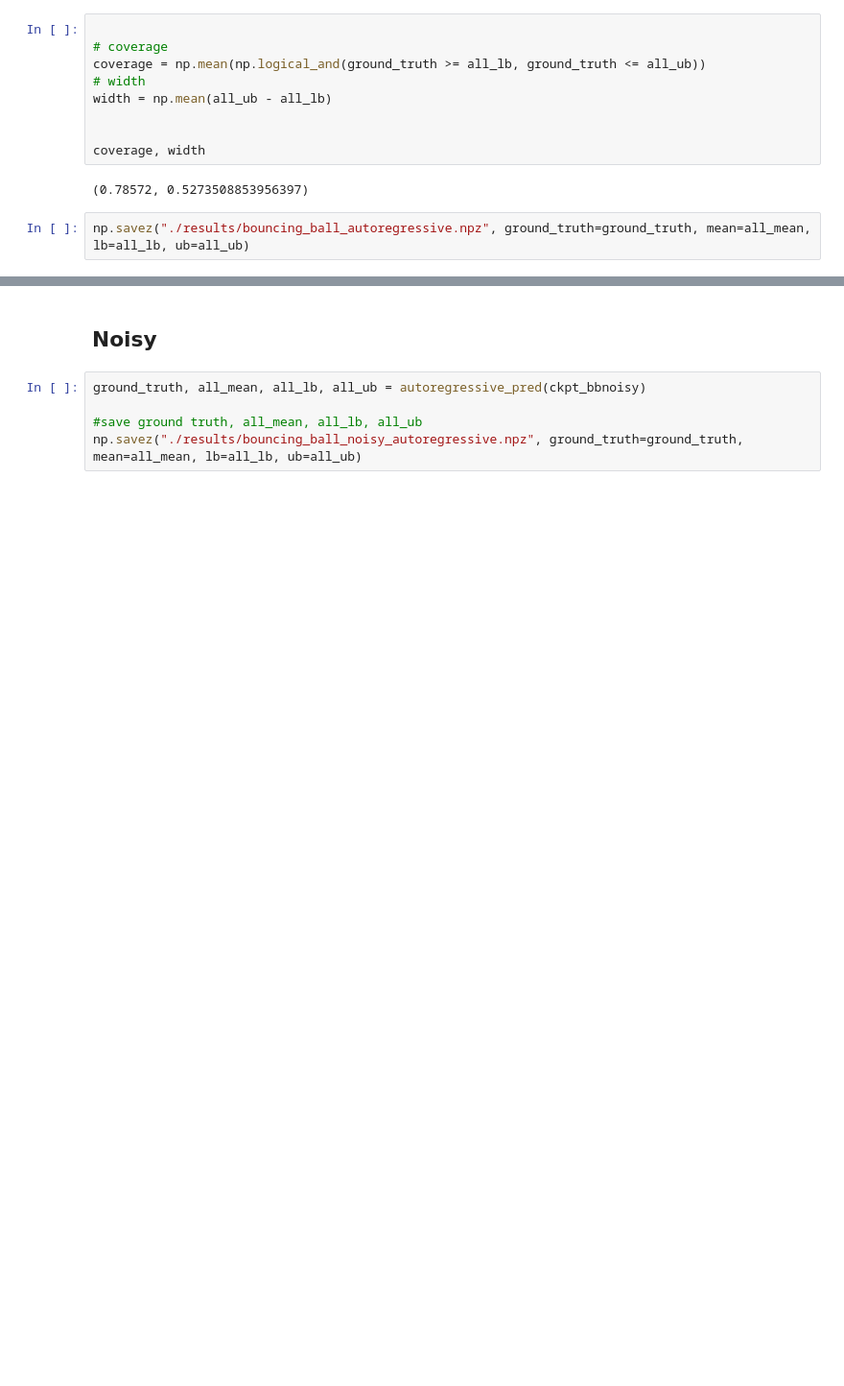
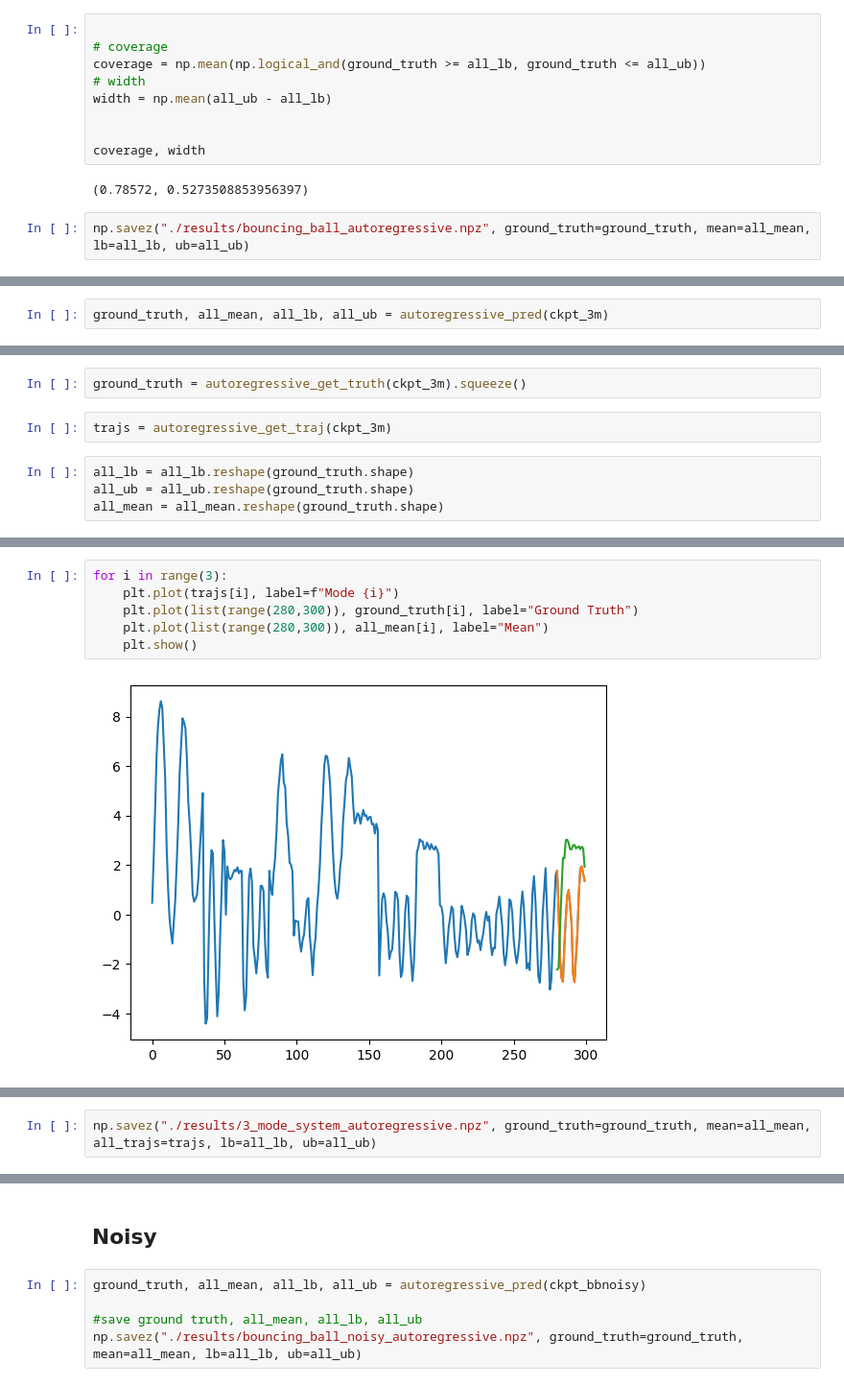
Before and after one commit to huiwenn/sds, a Jupyter notebook: test_run.ipynb, the cells around one changed output, grey strips where cells are left out. Shown at 96% size. Saved outputs shown, nothing was run; the diff lists cells and outputs as text; blank space fills up the shorter version.

```diff
--- a/test_run.ipynb
+++ b/test_run.ipynb
@@ -135,0 +158,2 @@ np.savez("./results/bouncing_ball_autoregressive.npz", ground_truth=ground_truth
+# %%
+ground_truth, all_mean, all_lb, all_ub = autoregressive_pred(ckpt_3m)
@@ -135,0 +166,8 @@ np.savez("./results/bouncing_ball_autoregressive.npz", ground_truth=ground_truth
+# %%
+ground_truth = autoregressive_get_truth(ckpt_3m).squeeze()
+# %%
+trajs = autoregressive_get_traj(ckpt_3m)
+# %%
+all_lb = all_lb.reshape(ground_truth.shape)
+all_ub = all_ub.reshape(ground_truth.shape)
+all_mean = all_mean.reshape(ground_truth.shape)
@@ -135,0 +185,8 @@ np.savez("./results/bouncing_ball_autoregressive.npz", ground_truth=ground_truth
+# %%
+for i in range(3):
+    plt.plot(trajs[i], label=f"Mode {i}")
+    plt.plot(list(range(280,300)), ground_truth[i], label="Ground Truth")
+    plt.plot(list(range(280,300)), all_mean[i], label="Mean")
+    plt.show()
+# %% [output]
+[figure, added]
@@ -135,0 +195,2 @@ np.savez("./results/bouncing_ball_autoregressive.npz", ground_truth=ground_truth
+# %%
+np.savez("./results/3_mode_system_autoregressive.npz", ground_truth=ground_truth, mean=all_mean, all_trajs=trajs, lb=all_lb, ub=all_ub)
```
Also changed, not shown: parts of 57 cells of this notebook, 3 other files.
